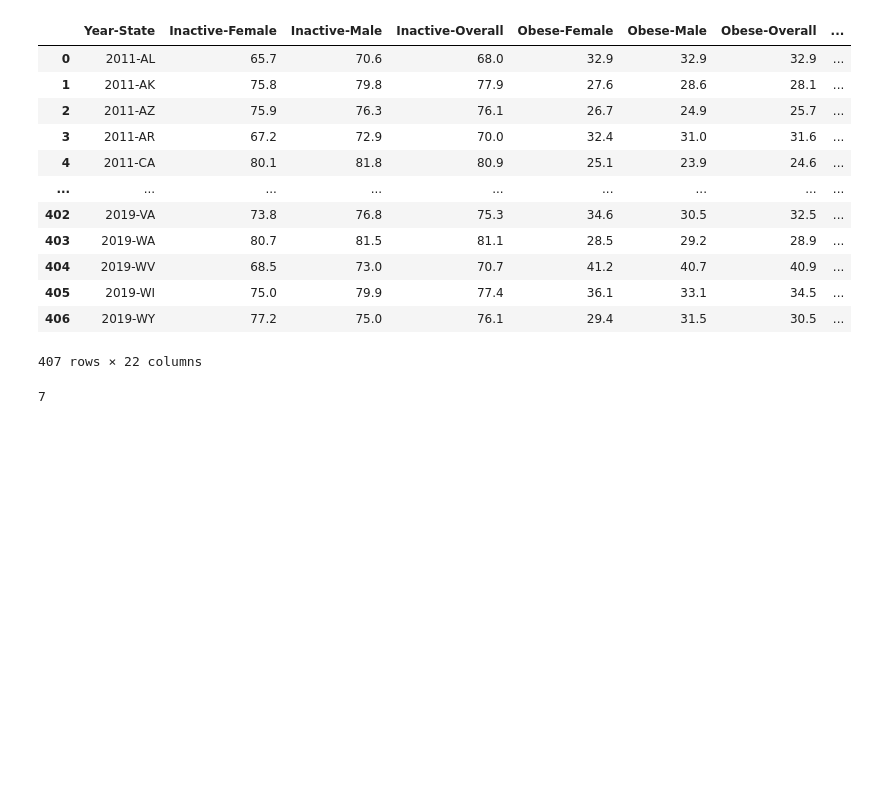
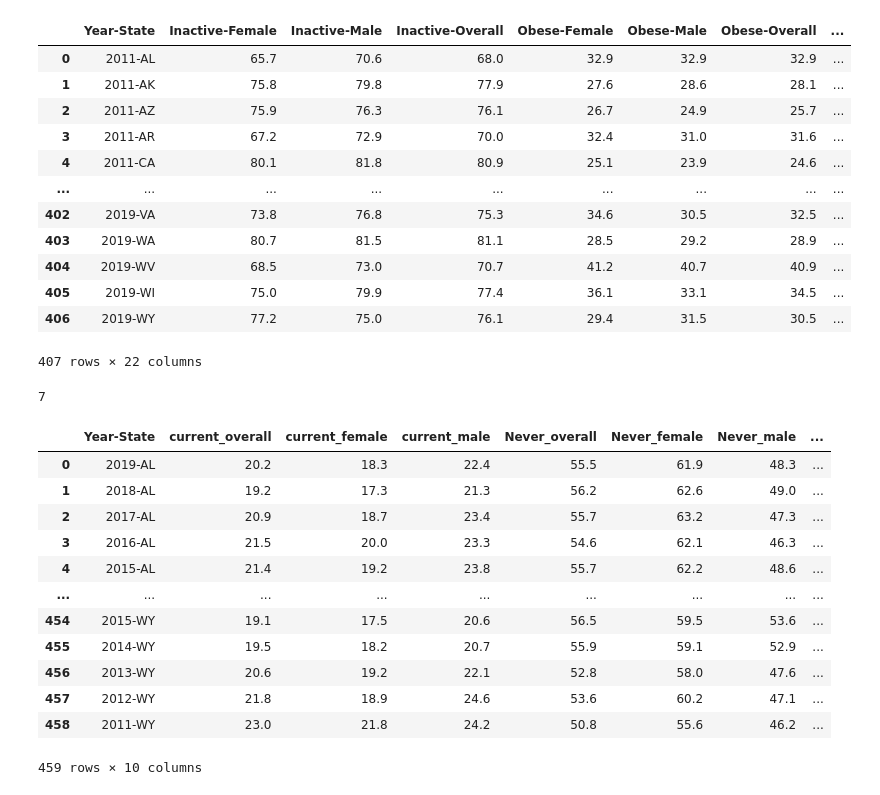
Before and after one commit to AkagiNaoko/Cardiovascular-Smoking-ML, a Jupyter notebook: CardioVascular_Work_in_Progress.ipynb, the cells around one changed output. Saved outputs shown, nothing was run; the diff lists cells and outputs as text; code cells hidden in the pictures; blank space fills up the shorter version.

```diff
--- a/CardioVascular_Work_in_Progress.ipynb
+++ b/CardioVascular_Work_in_Progress.ipynb
@@ -368,3 +368,21 @@ test_df
 len(year_state)
 # %% [output]
 7
+# %%
+cigaretee_df = pd.read_csv(
+    Path("cigaretee.csv"))
+cigaretee_df
+# %% [output]
+|  | Year-State | current_overall | current_female | current_male | Never_overall | Never_female | Never_male | ... |
+| 0 | 2019-AL | 20.2 | 18.3 | 22.4 | 55.5 | 61.9 | 48.3 | ... |
+| 1 | 2018-AL | 19.2 | 17.3 | 21.3 | 56.2 | 62.6 | 49.0 | ... |
+| 2 | 2017-AL | 20.9 | 18.7 | 23.4 | 55.7 | 63.2 | 47.3 | ... |
+| 3 | 2016-AL | 21.5 | 20.0 | 23.3 | 54.6 | 62.1 | 46.3 | ... |
+| 4 | 2015-AL | 21.4 | 19.2 | 23.8 | 55.7 | 62.2 | 48.6 | ... |
+| ... | ... | ... | ... | ... | ... | ... | ... | ... |
+| 454 | 2015-WY | 19.1 | 17.5 | 20.6 | 56.5 | 59.5 | 53.6 | ... |
+| 455 | 2014-WY | 19.5 | 18.2 | 20.7 | 55.9 | 59.1 | 52.9 | ... |
+| 456 | 2013-WY | 20.6 | 19.2 | 22.1 | 52.8 | 58.0 | 47.6 | ... |
+| 457 | 2012-WY | 21.8 | 18.9 | 24.6 | 53.6 | 60.2 | 47.1 | ... |
+| 458 | 2011-WY | 23.0 | 21.8 | 24.2 | 50.8 | 55.6 | 46.2 | ... |
+459 rows × 10 columns
```
Also changed, not shown: parts of 2 cells of this notebook.
